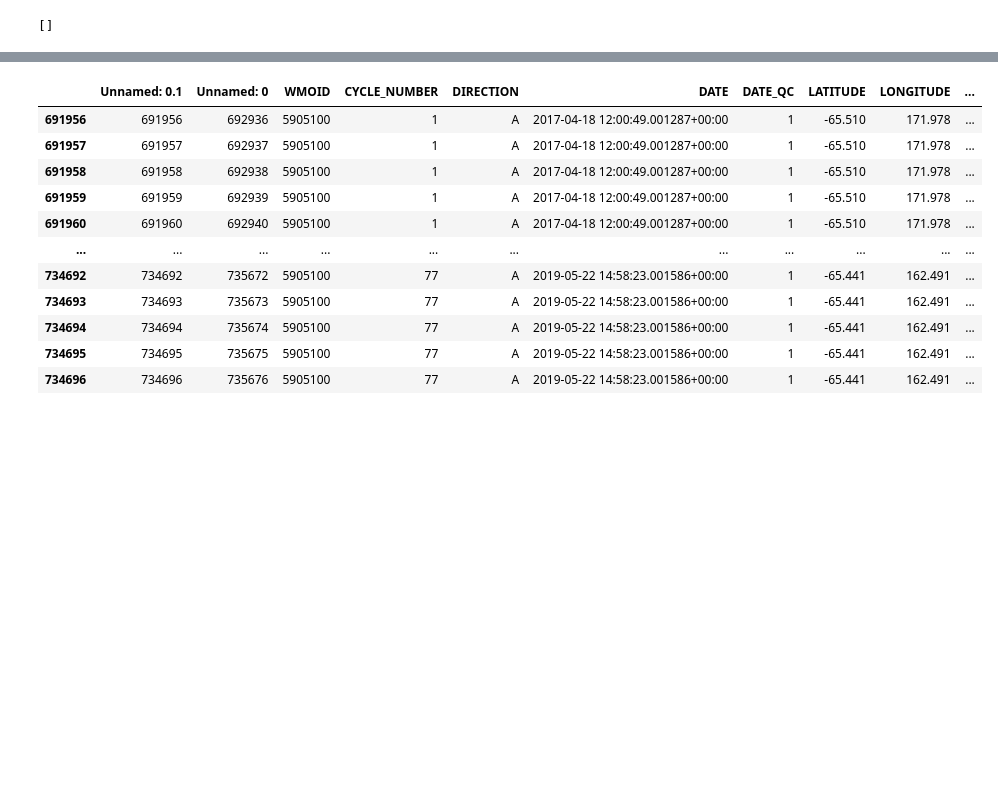
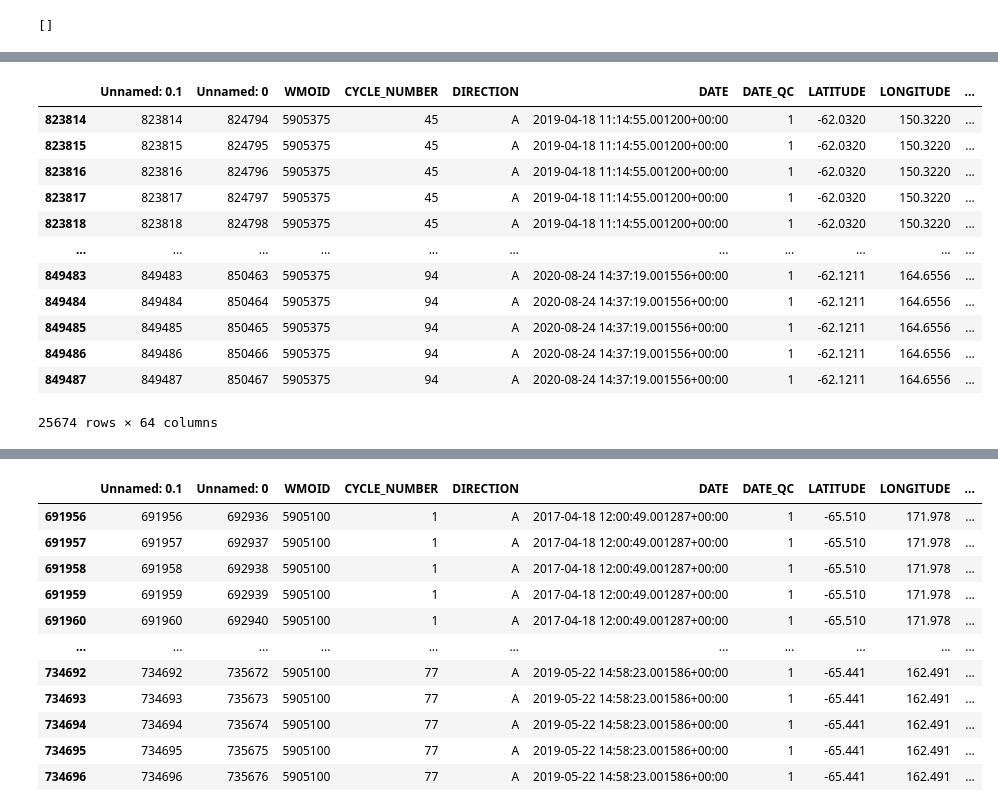
Before and after one commit to Lilah-Asalie/IBIS_Project, a Jupyter notebook: New_Section_Plots.ipynb, the cells around one changed output, grey strips where cells are left out. Cells and saved outputs as stored; diff of their text form; code cells hidden in the pictures; blank space fills up the shorter version.

```diff
--- a/New_Section_Plots.ipynb
+++ b/New_Section_Plots.ipynb
@@ -221 +97,18 @@ ValueError: not enough values to unpack (expected 2, got 1)
+# %%
+df_mld = df_new[df_new['WMOID'].isin([5905375])]
+df_mld
+# %% [output]
+|  | Unnamed: 0.1 | Unnamed: 0 | WMOID | CYCLE_NUMBER | DIRECTION | DATE | DATE_QC | LATITUDE | LONGITUDE | ... |
+| 823814 | 823814 | 824794 | 5905375 | 45 | A | 2019-04-18 11:14:55.001200+00:00 | 1 | -62.0320 | 150.3220 | ... |
+| 823815 | 823815 | 824795 | 5905375 | 45 | A | 2019-04-18 11:14:55.001200+00:00 | 1 | -62.0320 | 150.3220 | ... |
+| 823816 | 823816 | 824796 | 5905375 | 45 | A | 2019-04-18 11:14:55.001200+00:00 | 1 | -62.0320 | 150.3220 | ... |
+| 823817 | 823817 | 824797 | 5905375 | 45 | A | 2019-04-18 11:14:55.001200+00:00 | 1 | -62.0320 | 150.3220 | ... |
+| 823818 | 823818 | 824798 | 5905375 | 45 | A | 2019-04-18 11:14:55.001200+00:00 | 1 | -62.0320 | 150.3220 | ... |
+| ... | ... | ... | ... | ... | ... | ... | ... | ... | ... | ... |
+| 849483 | 849483 | 850463 | 5905375 | 94 | A | 2020-08-24 14:37:19.001556+00:00 | 1 | -62.1211 | 164.6556 | ... |
+| 849484 | 849484 | 850464 | 5905375 | 94 | A | 2020-08-24 14:37:19.001556+00:00 | 1 | -62.1211 | 164.6556 | ... |
+| 849485 | 849485 | 850465 | 5905375 | 94 | A | 2020-08-24 14:37:19.001556+00:00 | 1 | -62.1211 | 164.6556 | ... |
+| 849486 | 849486 | 850466 | 5905375 | 94 | A | 2020-08-24 14:37:19.001556+00:00 | 1 | -62.1211 | 164.6556 | ... |
+| 849487 | 849487 | 850467 | 5905375 | 94 | A | 2020-08-24 14:37:19.001556+00:00 | 1 | -62.1211 | 164.6556 | ... |
+25674 rows × 64 columns
 # %%
```
Also changed, not shown: parts of 10 cells of this notebook, 4 other files.
